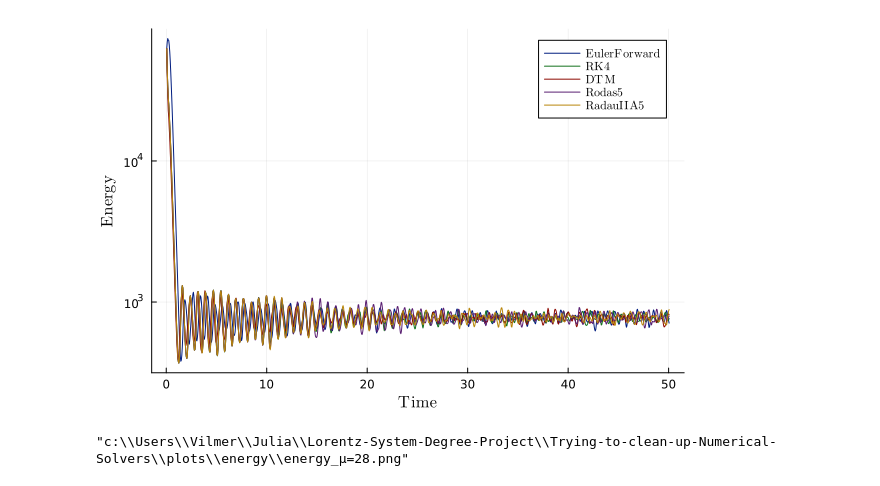
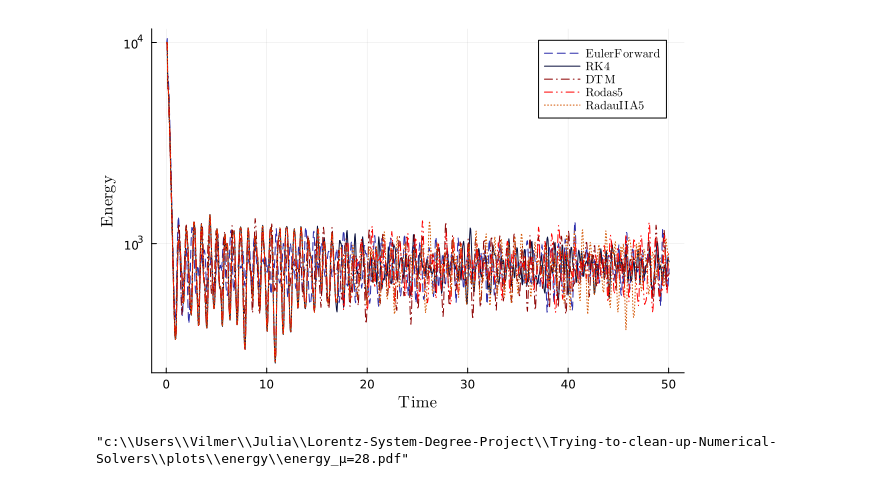
Before and after one commit to eiralarsson/Lorentz-System-Degree-Project, a Jupyter notebook: Trying-to-clean-up-Numerical-Solvers/energy.ipynb, the cells around one changed output. Drawn from its saved outputs; the diff is of its cells as text; code cells hidden in the pictures.

```diff
--- a/Trying-to-clean-up-Numerical-Solvers/energy.ipynb
+++ b/Trying-to-clean-up-Numerical-Solvers/energy.ipynb
@@ -28,0 +59,9 @@ end
+# %%
+lines = [:dash, :solid, :dashdot, :dashdotdot, :dot]
+;
+darkblue = RGBA(8/255,14/255,60/255,1)
+blue = RGBA(43/255,44/255,170/255,1)
+orange = RGBA(211/255,84/255,0,1)
+red = RGBA(1,0,0,1)
+darkred = RGBA(140/255,0,0,1)
+colors = [blue,darkblue, darkred, red,  orange]
@@ -29,7 +75,12 @@ end
 # %%
-r = 250
+r = 100
 Δt = 0.001
 T = 50
 N = Integer(T/Δt)
 θ, β = 10, 8/3
 ;
+solvers = [EulerForward, RK4, DTM, Rodas5, RadauIIA5]
+;
+n = 10
+init_points = points_on_sphere(n, r)
+;
@@ -47,7 +87,10 @@ savefig(string("plots","\\","energy","\\","energy_μ=",μ,".png"))
 # %%
 μ = 28
-energy_plot_semilog(μ)
-savefig(string("plots","\\","energy","\\","energy_μ=",μ,".png"))
+p = [θ, μ, β]
+energies = avg_energies(init_points, p, T, N, solvers)
+;
+plot_energies(energies, solvers, T, palette=palette(colors), lines=lines)
+savefig(string("plots","\\","energy","\\","energy_μ=",μ,".pdf"))
 # %% [output]
-[figure, old version]
+[figure, new version]
-"c:\\Users\\Vilmer\\Julia\\Lorentz-System-Degree-Project\\Trying-to-clean-up-Numerical-Solvers\\plots\\energy\\energy_μ=28.png"
+"c:\\Users\\Vilmer\\Julia\\Lorentz-System-Degree-Project\\Trying-to-clean-up-Numerical-Solvers\\plots\\energy\\energy_μ=28.pdf"
```
Also changed, not shown: parts of 20 cells of this notebook, 3 other files.
